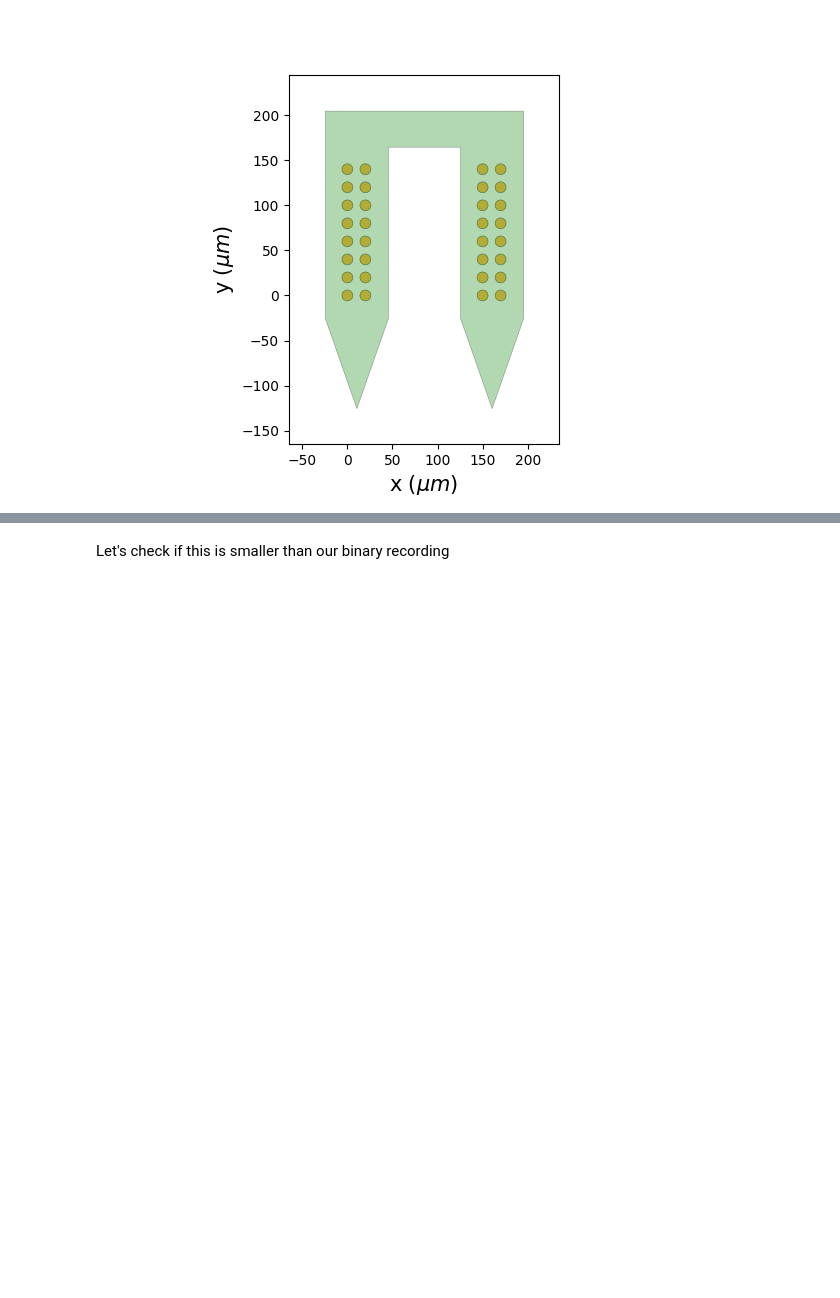
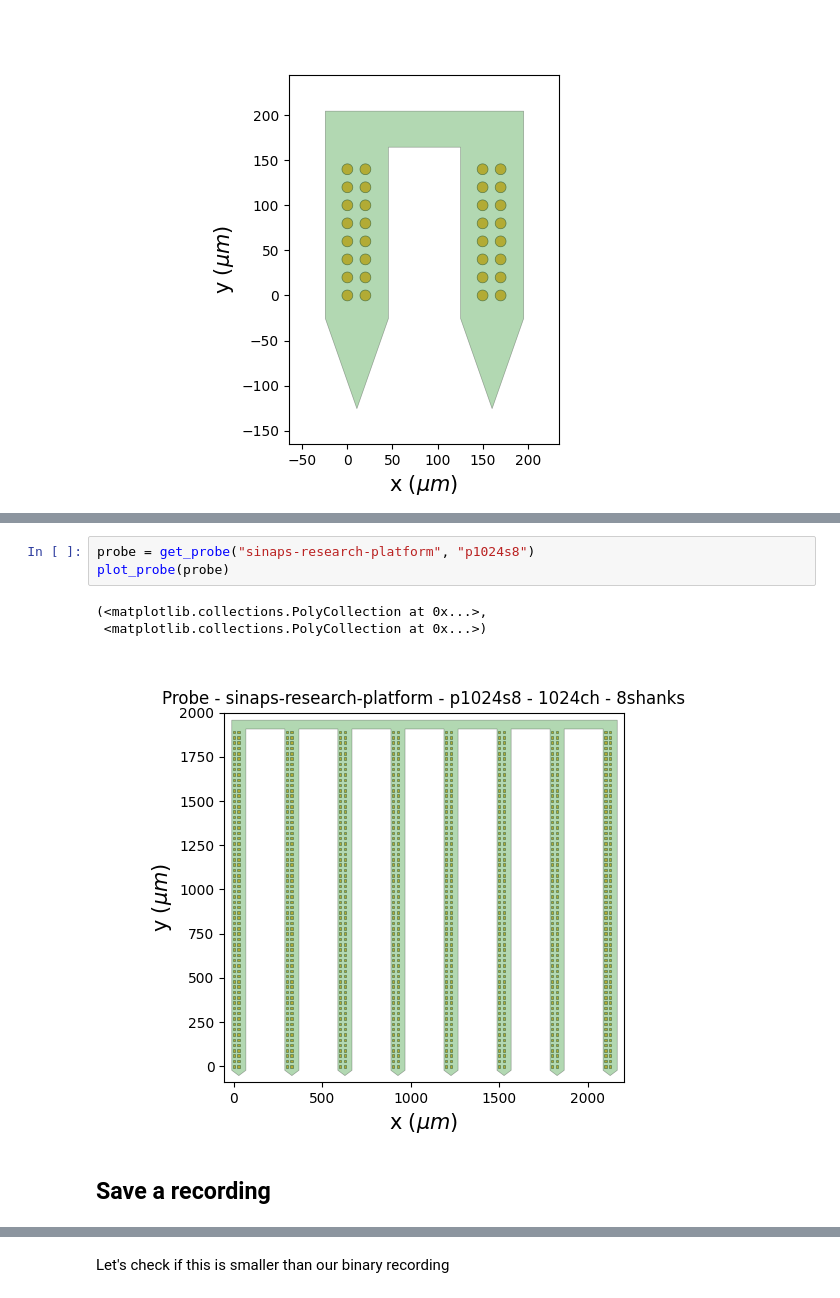
Before and after one commit to mrsbloomday/school_neuralnet_paris_2026, a Jupyter notebook: notebooks_sorting/Tutorial01-read-data-and-object-manipulaton.ipynb, the cells around one changed output, grey strips where cells are left out. Saved outputs shown, nothing was run; the diff lists cells and outputs as text; blank space fills up the shorter version.

```diff
--- a/notebooks_sorting/Tutorial01-read-data-and-object-manipulaton.ipynb
+++ b/notebooks_sorting/Tutorial01-read-data-and-object-manipulaton.ipynb
@@ -217,0 +258,9 @@ si.plot_probe_map(si_generated_recording)
+# %%
+probe = get_probe("sinaps-research-platform", "p1024s8")
+plot_probe(probe)
+# %% [output]
+(<matplotlib.collections.PolyCollection at 0x...>,
+ <matplotlib.collections.PolyCollection at 0x...>)
+[figure, added]
+# %% [markdown]
+## Save a recording
```
Also changed, not shown: parts of 26 cells of this notebook.
